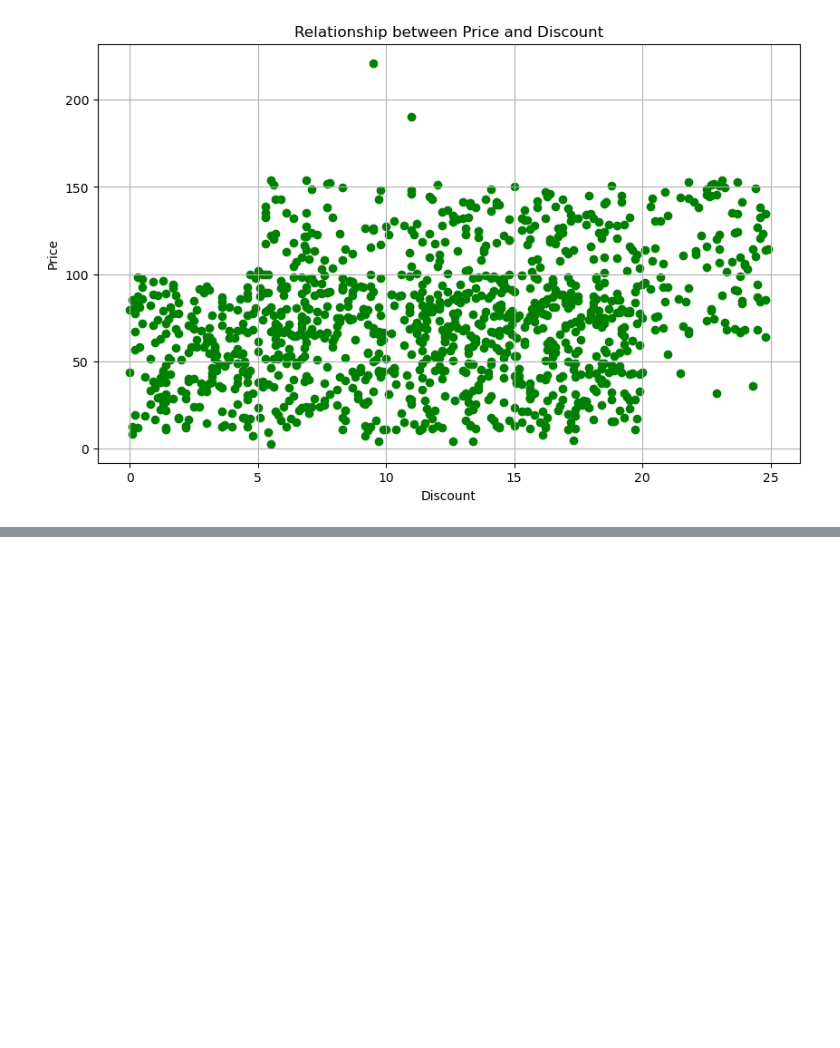
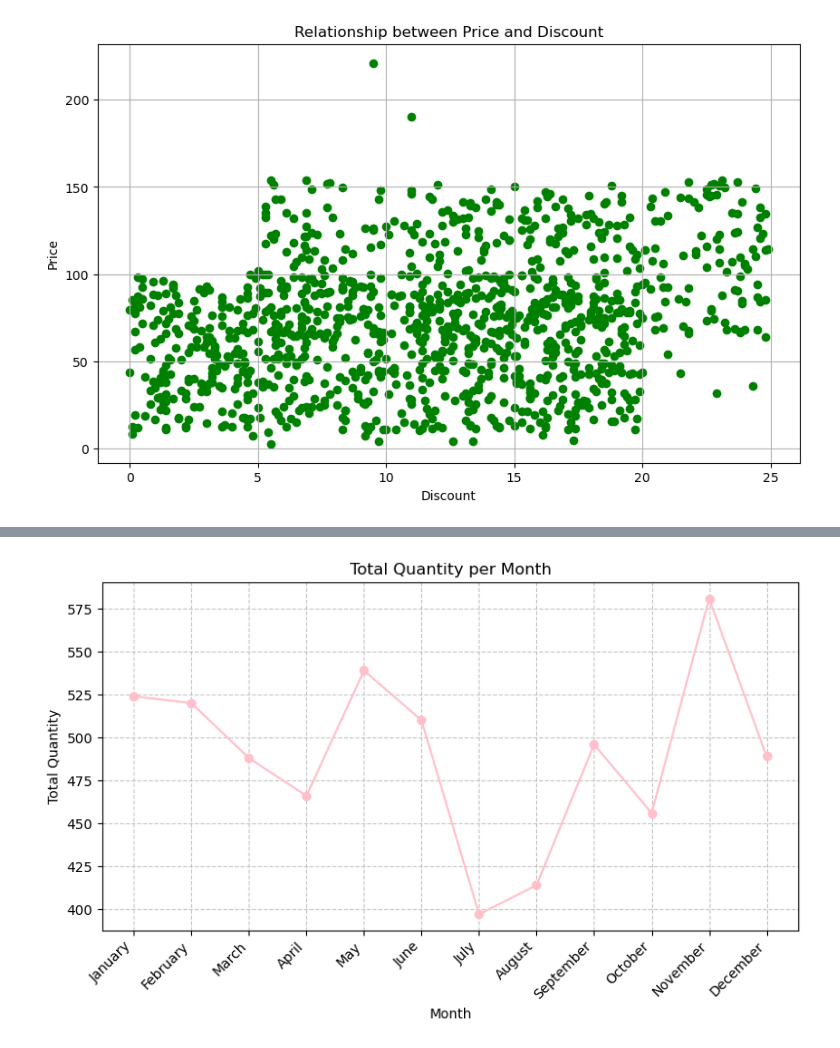
Before and after one commit to Devzane/careerEX-assignment, a Jupyter notebook: Abdulmuiz ayodeji Sulaiman wk8_assignment_cohort_3.ipynb, the cells around one changed output, grey strips where cells are left out. Drawn from its saved outputs; the diff is of its cells as text; code cells hidden in the pictures; blank space fills up the shorter version.

```diff
--- a/Abdulmuiz ayodeji Sulaiman wk8_assignment_cohort_3.ipynb
+++ b/Abdulmuiz ayodeji Sulaiman wk8_assignment_cohort_3.ipynb
@@ -232,0 +235,21 @@ plt.show()
+# %%
+# Grouping by month and sum the quantity
+monthly_quantity = df.groupby('transaction_month_name')['quantity'].sum()
+
+# Ordering the months chronologically
+month_order = ['January', 'February', 'March', 'April', 'May', 'June',
+               'July', 'August', 'September', 'October', 'November', 'December']
+monthly_quantity = monthly_quantity.reindex(month_order)
+
+# Creating the line chart
+plt.figure(figsize=(8, 5))
+plt.plot(monthly_quantity.index, monthly_quantity.values, marker='o', linestyle='-', color='pink')
+plt.title('Total Quantity per Month')
+plt.xlabel('Month')
+plt.ylabel('Total Quantity')
+plt.grid(True, linestyle='--', alpha=0.7)
+plt.xticks(rotation=45, ha='right')  # Rotating month names for better readability
+plt.tight_layout()
+plt.show()
+# %% [output]
+[figure, added]
```
Also changed, not shown: parts of 5 cells of this notebook, 1 other file.
